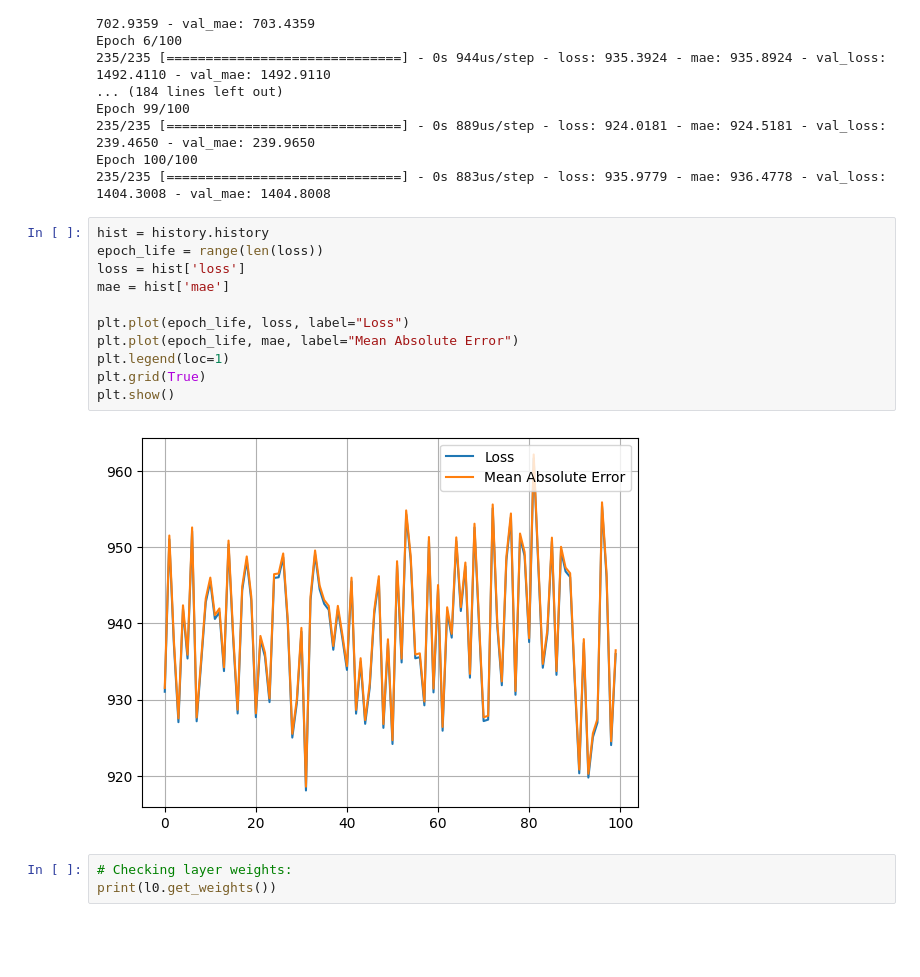
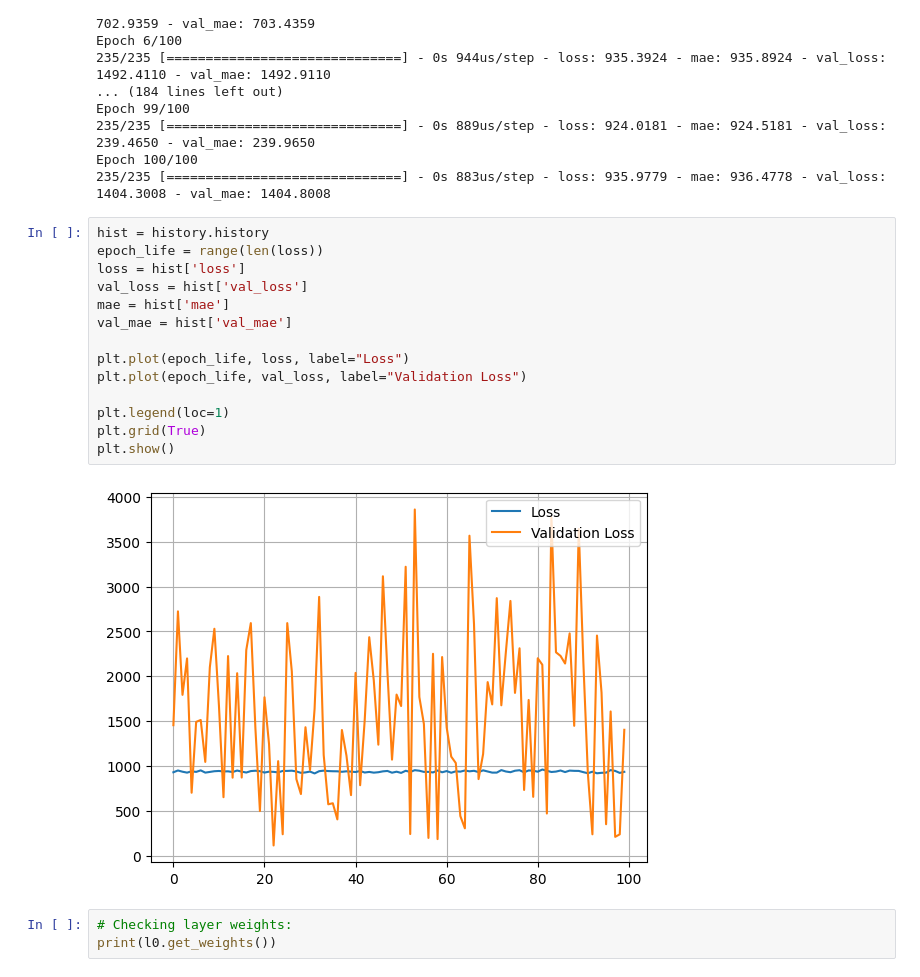
Before and after one commit to Yug-Oswal/Broadway-LionKing-Analysis, a Jupyter notebook: sequence-model.ipynb, the cells around one changed output. Drawn from its saved outputs; the diff is of its cells as text; blank space fills up the shorter version.

Commit message:
added: checking with validation data

```diff
--- a/sequence-model.ipynb
+++ b/sequence-model.ipynb
@@ -172,16 +172,19 @@ Epoch 100/100
 # %%
 hist = history.history
 epoch_life = range(len(loss))
 loss = hist['loss']
+val_loss = hist['val_loss']
 mae = hist['mae']
+val_mae = hist['val_mae']
 
 plt.plot(epoch_life, loss, label="Loss")
-plt.plot(epoch_life, mae, label="Mean Absolute Error")
+plt.plot(epoch_life, val_loss, label="Validation Loss")
+
 plt.legend(loc=1)
 plt.grid(True)
 plt.show()
 # %% [output]
-[figure, old version]
+[figure, new version]
 # %%
 # Checking layer weights:
 print(l0.get_weights())
```
Also changed, not shown: parts of 1 cell of this notebook.
